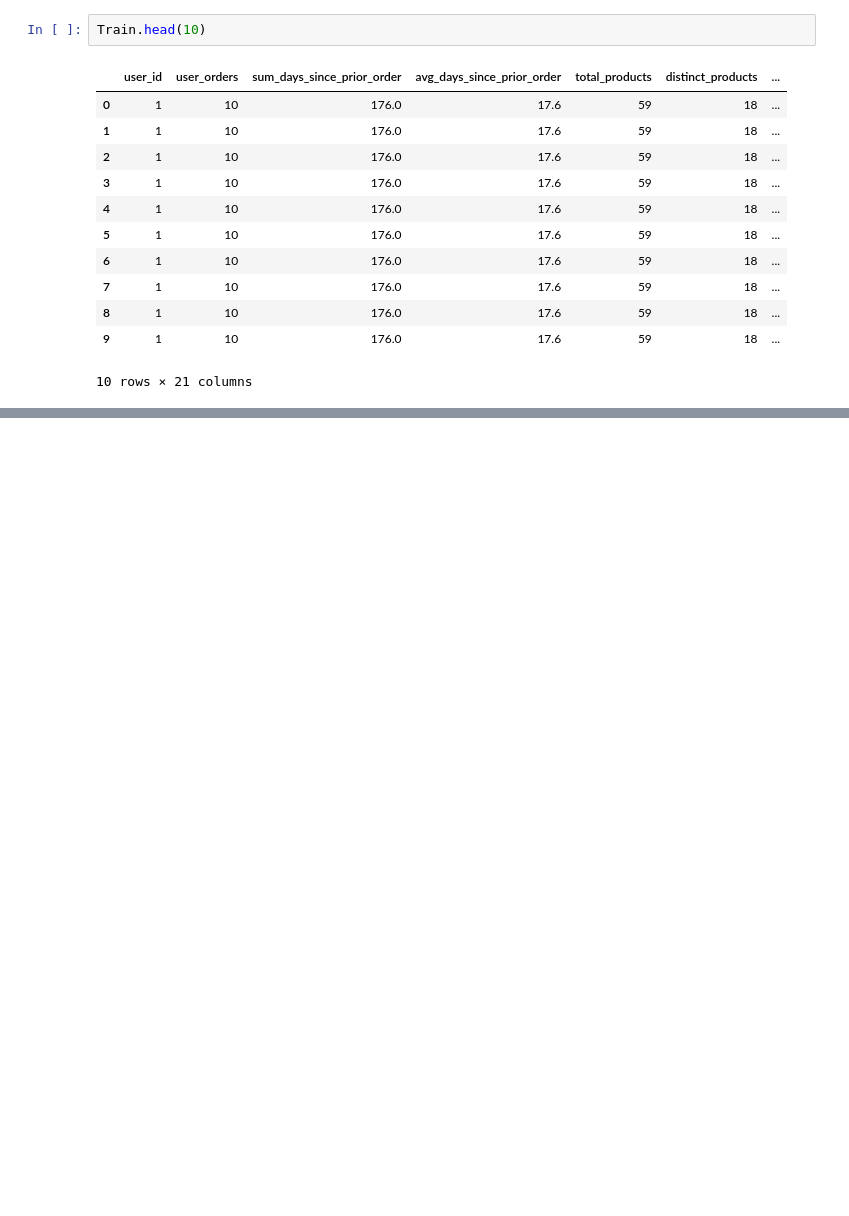
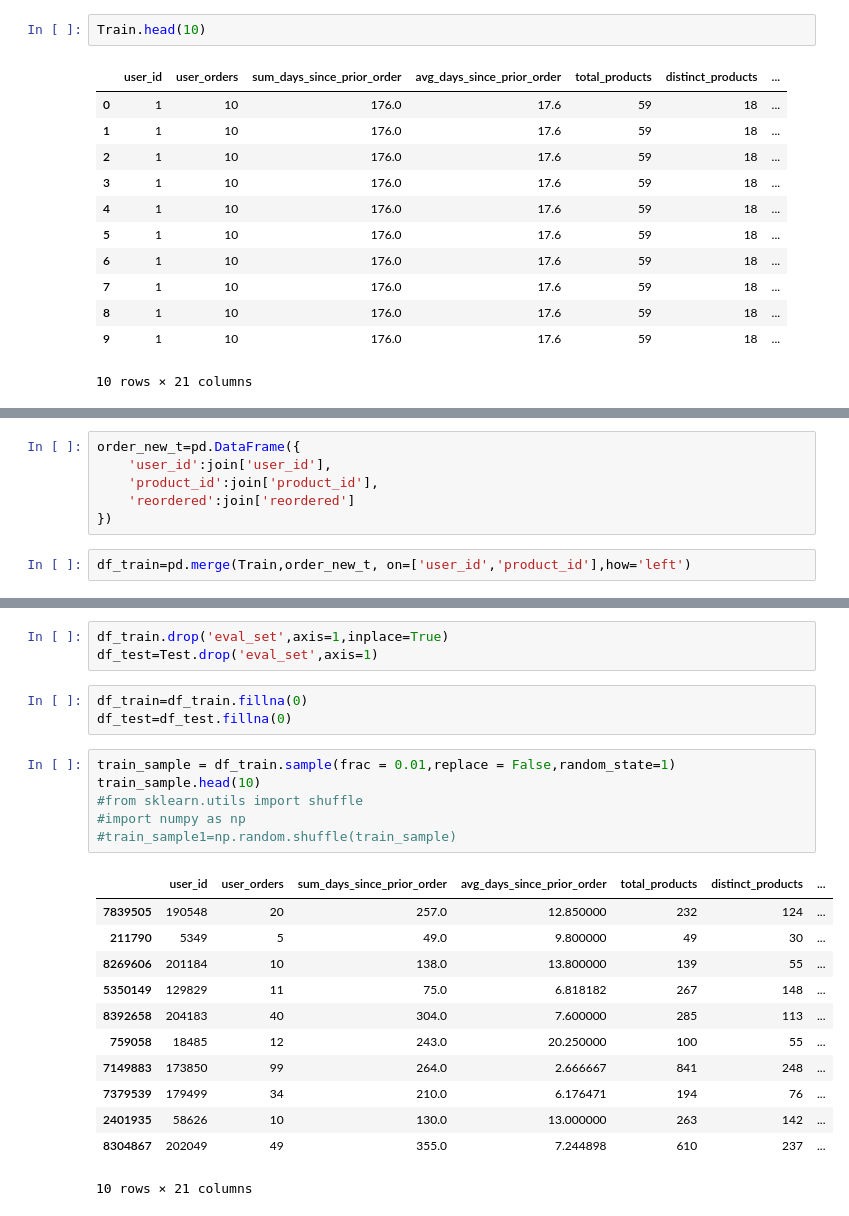
Before and after one commit to Jinglinhui/My-codes, a Jupyter notebook: project_xgboost.ipynb, the cells around one changed output, grey strips where cells are left out. Saved outputs shown, nothing was run; the diff lists cells and outputs as text; blank space fills up the shorter version.

```diff
--- a/project_xgboost.ipynb
+++ b/project_xgboost.ipynb
@@ -294,0 +298,8 @@ Train_1.head(10)
+# %%
+order_new_t=pd.DataFrame({
+    'user_id':join['user_id'],
+    'product_id':join['product_id'],
+    'reordered':join['reordered']
+})
+# %%
+df_train=pd.merge(Train,order_new_t, on=['user_id','product_id'],how='left')
@@ -294,0 +321,25 @@ Train_1.head(10)
+# %%
+df_train.drop('eval_set',axis=1,inplace=True)
+df_test=Test.drop('eval_set',axis=1)
+# %%
+df_train=df_train.fillna(0)
+df_test=df_test.fillna(0)
+# %%
+train_sample = df_train.sample(frac = 0.01,replace = False,random_state=1)
+train_sample.head(10)
+#from sklearn.utils import shuffle
+#import numpy as np
+#train_sample1=np.random.shuffle(train_sample)
+# %% [output]
+|  | user_id | user_orders | sum_days_since_prior_order | avg_days_since_prior_order | total_products | distinct_products | ... |
+| 7839505 | 190548 | 20 | 257.0 | 12.850000 | 232 | 124 | ... |
+| 211790 | 5349 | 5 | 49.0 | 9.800000 | 49 | 30 | ... |
+| 8269606 | 201184 | 10 | 138.0 | 13.800000 | 139 | 55 | ... |
+| 5350149 | 129829 | 11 | 75.0 | 6.818182 | 267 | 148 | ... |
+| 8392658 | 204183 | 40 | 304.0 | 7.600000 | 285 | 113 | ... |
+| 759058 | 18485 | 12 | 243.0 | 20.250000 | 100 | 55 | ... |
+| 7149883 | 173850 | 99 | 264.0 | 2.666667 | 841 | 248 | ... |
+| 7379539 | 179499 | 34 | 210.0 | 6.176471 | 194 | 76 | ... |
+| 2401935 | 58626 | 10 | 130.0 | 13.000000 | 263 | 142 | ... |
+| 8304867 | 202049 | 49 | 355.0 | 7.244898 | 610 | 237 | ... |
+10 rows × 21 columns
```
Also changed, not shown: parts of 23 cells of this notebook.
